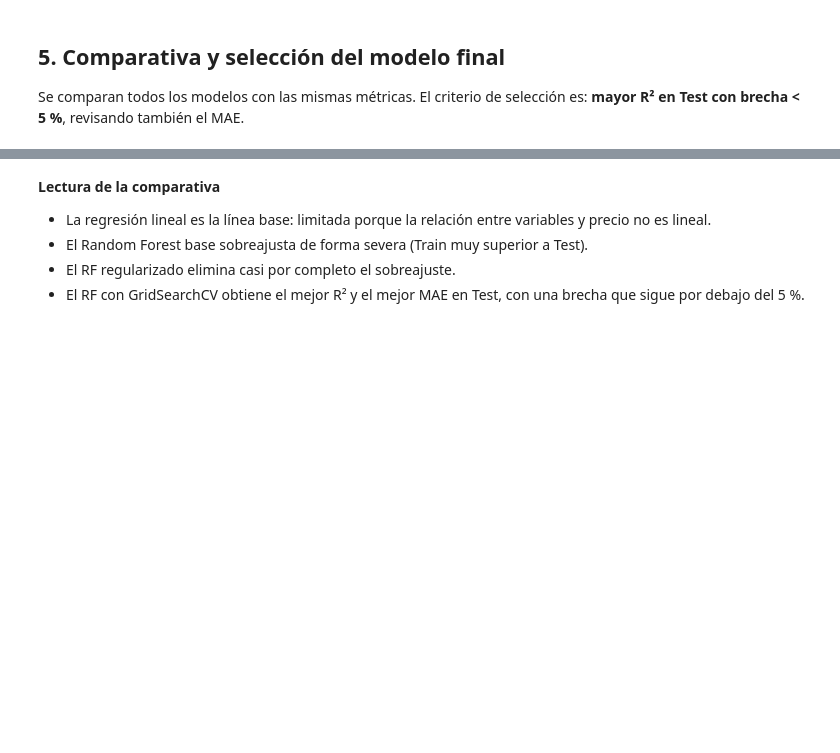
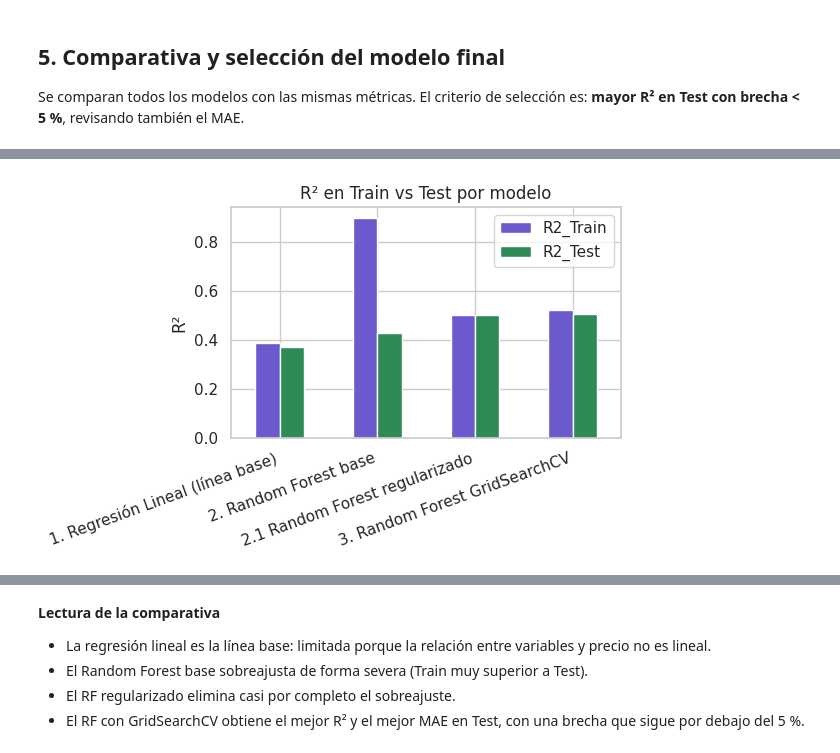
Before and after one commit to Bootcamp-DA-P3/Proyecto_Regresion_Vinos_Espana_Tania, a Jupyter notebook: notebooks/01_eda_y_modelado_v2.ipynb, the cells around one changed output, grey strips where cells are left out. Cells and saved outputs as stored; diff of their text form; code cells hidden in the pictures; blank space fills up the shorter version.

```diff
--- a/notebooks/01_eda_y_modelado_v2.ipynb
+++ b/notebooks/01_eda_y_modelado_v2.ipynb
@@ -298,10 +391,11 @@ df_comparativo = pd.DataFrame(resultados).set_index("Modelo")
 display(df_comparativo)
 
 # Gráfico R² Train vs Test
-ax = df_comparativo[["R2_Train", "R2_Test"]].plot(kind="bar", figsize=(10, 5), color=["#6a5acd", "#2e8b57"])
+ax = df_comparativo[["R2_Train", "R2_Test"]].plot(kind="bar", figsize=(6, 4), color=["#6a5acd", "#2e8b57"])
 ax.set_title("R² en Train vs Test por modelo")
 ax.set_ylabel("R²")
 ax.set_xlabel("")
 plt.xticks(rotation=20, ha="right")
 plt.tight_layout()
 plt.show()
+# %% [output]
@@ -308,3 +408,4 @@ plt.show()
+[figure, added]
 # %%
 # Registro de modelos entrenados (para recuperar el seleccionado por nombre)
 modelos = {
```
Also changed, not shown: parts of 25 cells of this notebook, 3 other files.
